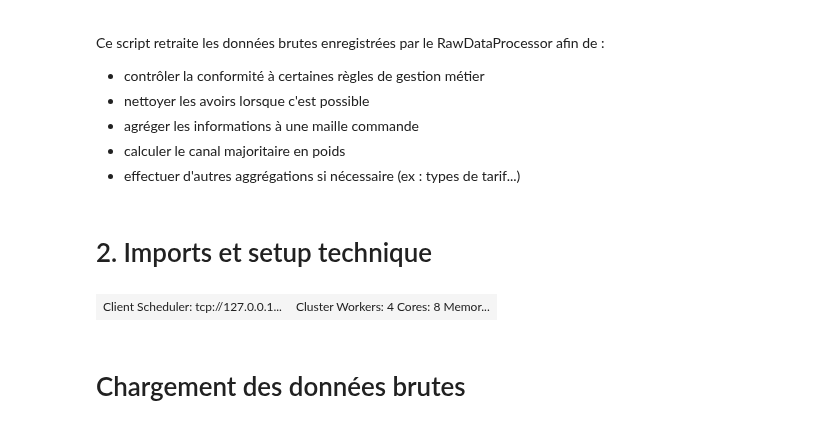
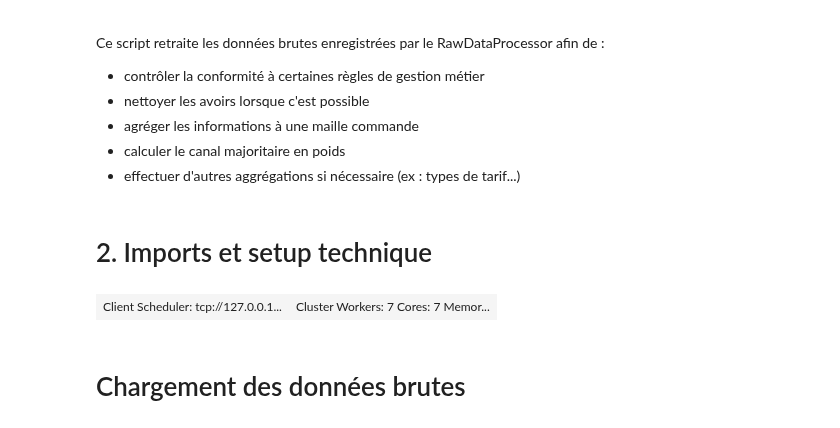
Before and after one commit to UltraDiuve/WebOrNot, a Jupyter notebook: notebooks/DataPreprocessor.ipynb, the cells around one changed output. Drawn from its saved outputs; the diff is of its cells as text; code cells hidden in the pictures.

```diff
--- a/notebooks/DataPreprocessor.ipynb
+++ b/notebooks/DataPreprocessor.ipynb
@@ -12,28 +12,35 @@ Ce script retraite les données brutes enregistrées par le RawDataProcessor afi
 # %%
 from pathlib import Path
 import sys
 import datetime
 import pandas as pd
+import matplotlib.pyplot as plt
+import seaborn as sns
 from importlib import reload
 project_root = str(Path(sys.path[0]).parents[0].absolute())
 project_root
 if project_root not in sys.path:
     sys.path.append(project_root)
 import multiprocessing as mp
 
 from scripts.utils import process_df  # traitement des avoirs
 
 data_path = Path('..') / 'data'
 persist_path = Path('..') / 'persist'
 from IPython.display import display, HTML
 display(HTML("<style>.container { width:90%; }</style>"))
 
 from dask.distributed import LocalCluster, Client
 import dask.dataframe as dd
-client = Client(dashboard_address=':35000') # n_workers=1, threads_per_worker=4, processes=False, memory_limit='2GB'
+client = Client(
+    n_workers=int(0.9 * mp.cpu_count()),
+    processes=True,
+    threads_per_worker=1,
+    dashboard_address=':35000'
+) # n_workers=1, threads_per_worker=4, processes=False, memory_limit='2GB'
 client
 # %% [output]
-| Client Scheduler: tcp://127.0.0.1... | Cluster Workers: 4 Cores: 8 Memor... |
+| Client Scheduler: tcp://127.0.0.1... | Cluster Workers: 7 Cores: 7 Memor... |
 # %%
 orgacom_list = [
     '1ALO',
```
Also changed, not shown: parts of 40 cells of this notebook, 3 other files.
